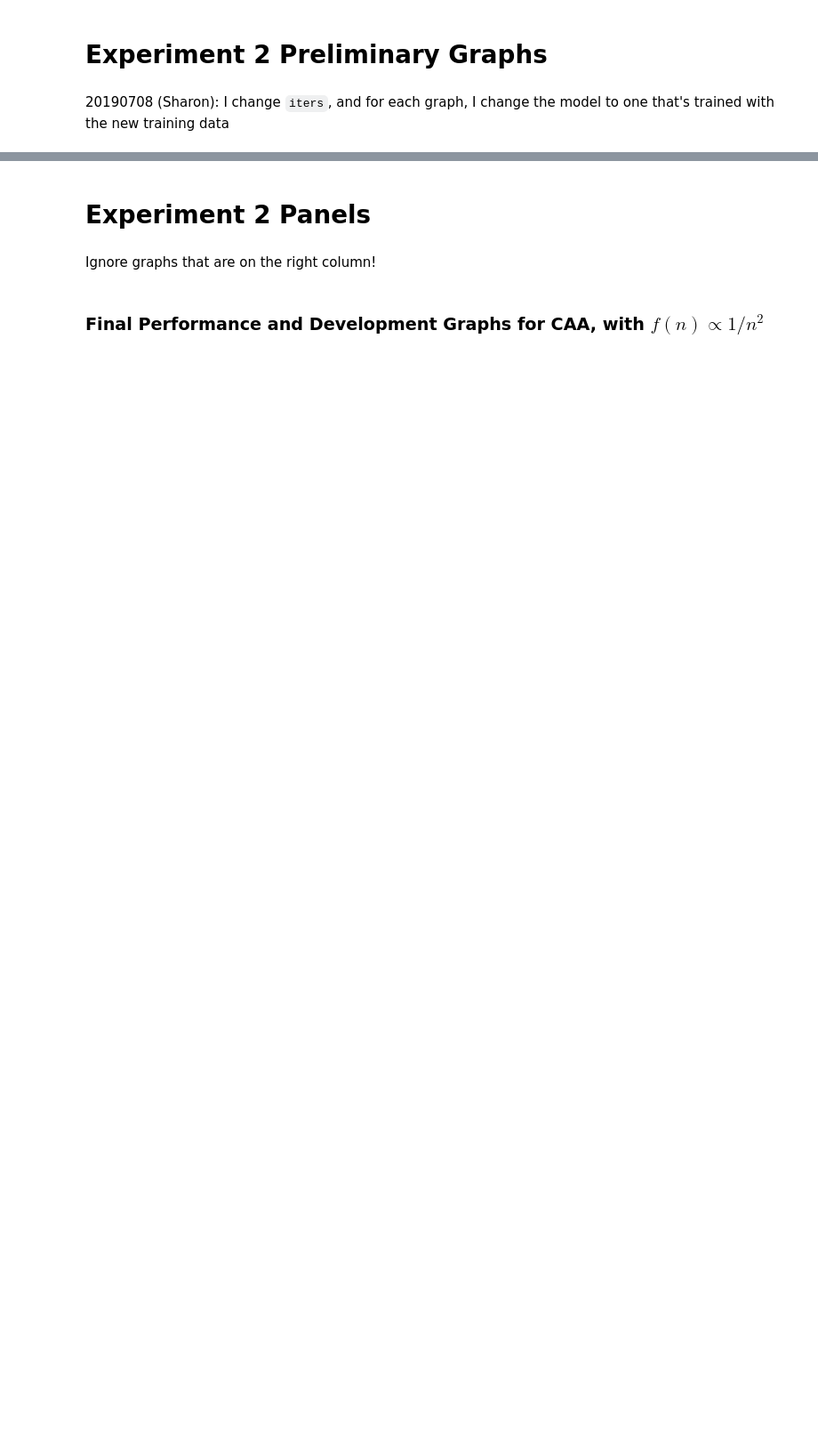
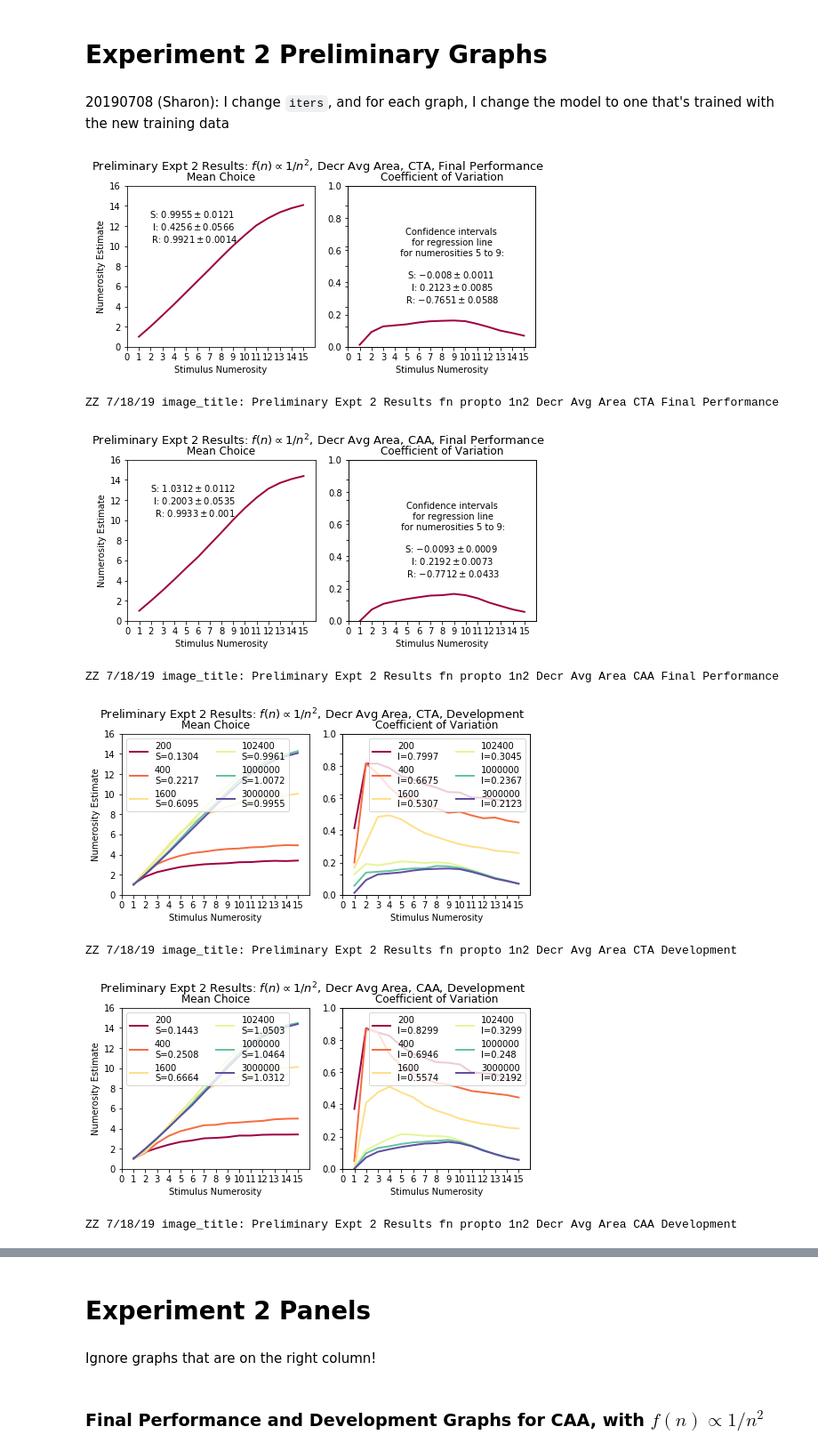
Before and after one commit to numberlearning/DRAM, a Jupyter notebook: 20181227_DRAM_Estimation_figures.ipynb, the cells around one changed output, grey strips where cells are left out. Shown at 89% size. Saved outputs shown, nothing was run; the diff lists cells and outputs as text; code cells hidden in the pictures; blank space fills up the shorter version.

```diff
--- a/20181227_DRAM_Estimation_figures.ipynb
+++ b/20181227_DRAM_Estimation_figures.ipynb
@@ -947,10 +889,19 @@ def create_expt2_merged_panel(model_name, title, iters=[final_iter], move_text=T
 # %% [markdown]
 20190708 (Sharon): I change `iters`, and for each graph, I change the model to one that's trained with the new training data
 # %%
-if False:
+if True:
     iters = [400, 800, 1600, 12800, 153600, 1000000]
     iters = [200, 400, 1600, 102400, 1000000, 3000000] #Sharon 20190708
     create_expt2_single("New_DAA_decrs_fN",
                        "Preliminary Expt 2 Results: $f(n) \propto 1/n^2$, Decr Avg Area",
                        iters=iters)
+# %% [output]
+[figure, added]
+ZZ 7/18/19 image_title: Preliminary Expt 2 Results fn propto 1n2 Decr Avg Area CTA Final Performance
+[figure, added]
+ZZ 7/18/19 image_title: Preliminary Expt 2 Results fn propto 1n2 Decr Avg Area CAA Final Performance
+[figure, added]
+ZZ 7/18/19 image_title: Preliminary Expt 2 Results fn propto 1n2 Decr Avg Area CTA Development
+[figure, added]
+ZZ 7/18/19 image_title: Preliminary Expt 2 Results fn propto 1n2 Decr Avg Area CAA Development
 # %%
```
Also changed, not shown: parts of 30 cells of this notebook, 22 other files.
